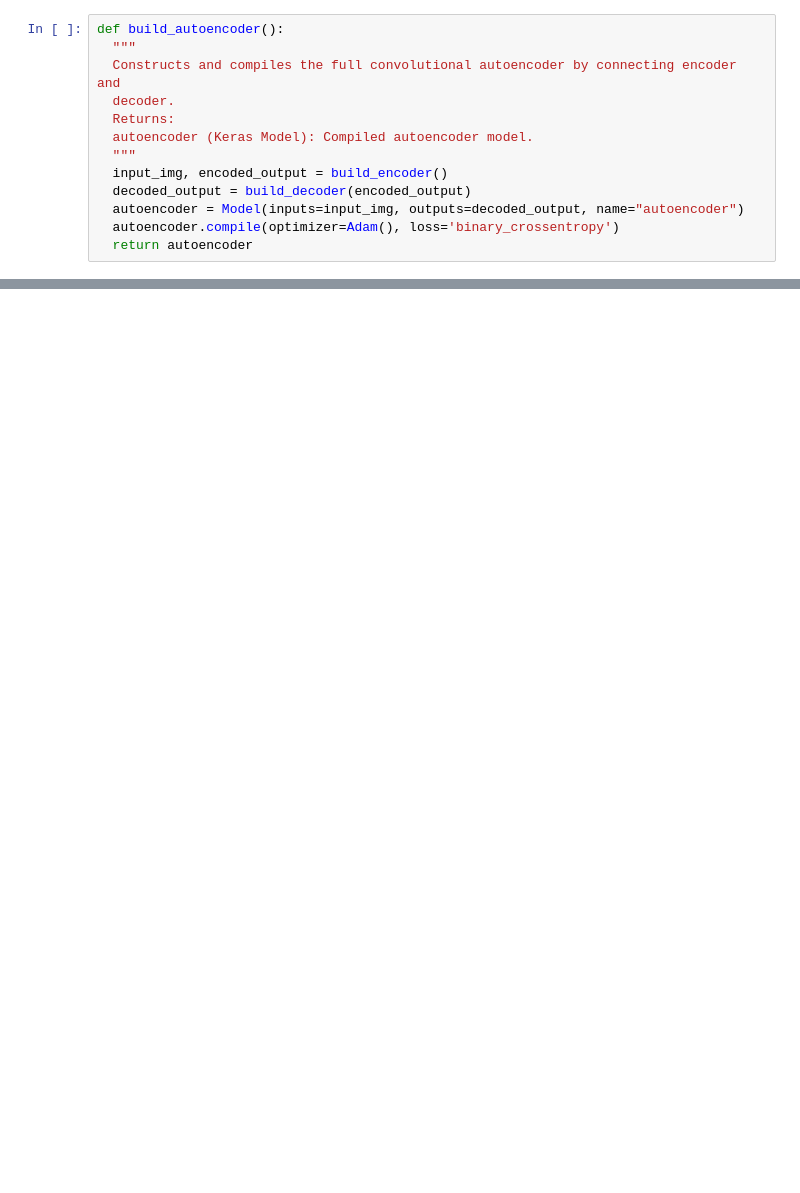
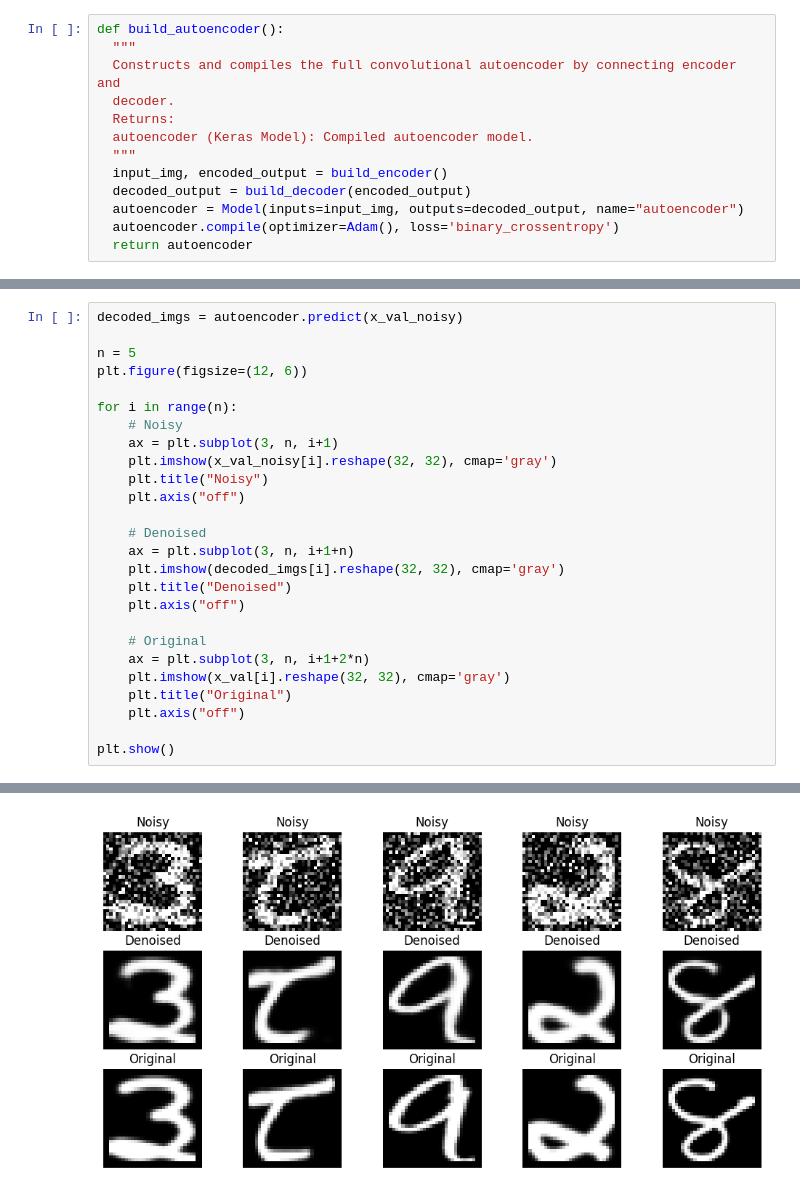
Before and after one commit to diyayourfav/AI-MLModule, a Jupyter notebook: DiyaBudhathoki_Week7.ipynb, the cells around one changed output, grey strips where cells are left out. Drawn from its saved outputs; the diff is of its cells as text; blank space fills up the shorter version.

```diff
--- a/DiyaBudhathoki_Week7.ipynb
+++ b/DiyaBudhathoki_Week7.ipynb
@@ -204,0 +373,27 @@ If your dataset is in Google Drive, remember to mount it first.
+# %%
+decoded_imgs = autoencoder.predict(x_val_noisy)
+
+n = 5
+plt.figure(figsize=(12, 6))
+
+for i in range(n):
+    # Noisy
+    ax = plt.subplot(3, n, i+1)
+    plt.imshow(x_val_noisy[i].reshape(32, 32), cmap='gray')
+    plt.title("Noisy")
+    plt.axis("off")
+
+    # Denoised
+    ax = plt.subplot(3, n, i+1+n)
+    plt.imshow(decoded_imgs[i].reshape(32, 32), cmap='gray')
+    plt.title("Denoised")
+    plt.axis("off")
+
+    # Original
+    ax = plt.subplot(3, n, i+1+2*n)
+    plt.imshow(x_val[i].reshape(32, 32), cmap='gray')
+    plt.title("Original")
+    plt.axis("off")
+
+plt.show()
+# %% [output]
@@ -204,0 +401 @@ If your dataset is in Google Drive, remember to mount it first.
+[figure, added]
```
Also changed, not shown: parts of 22 cells of this notebook.
